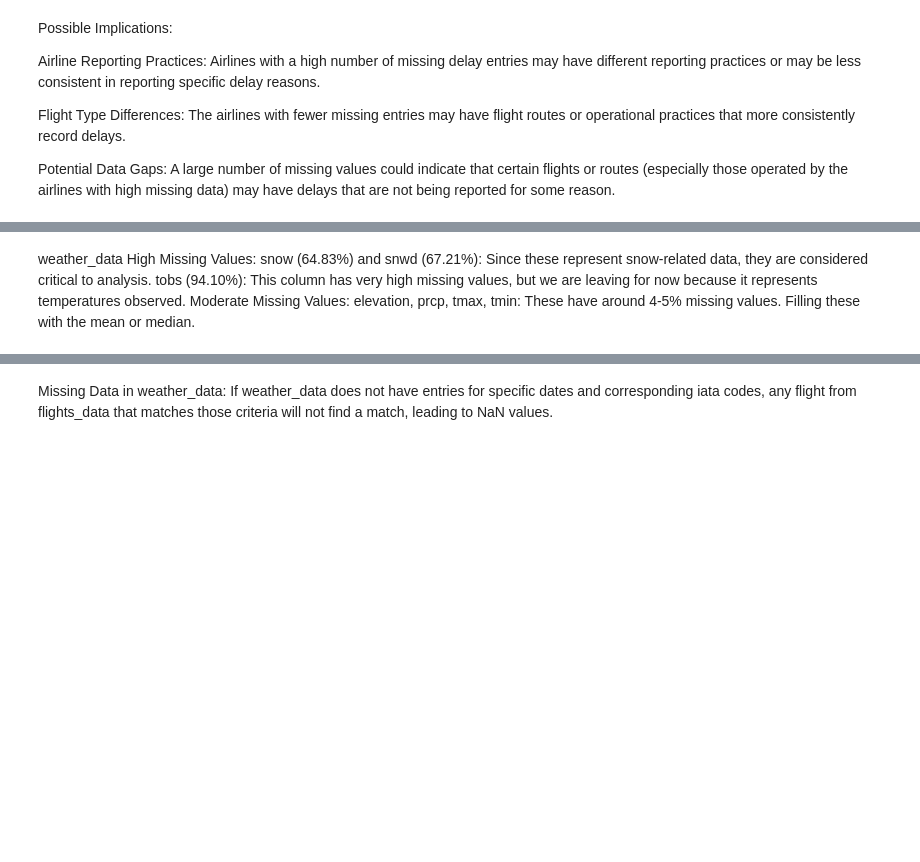
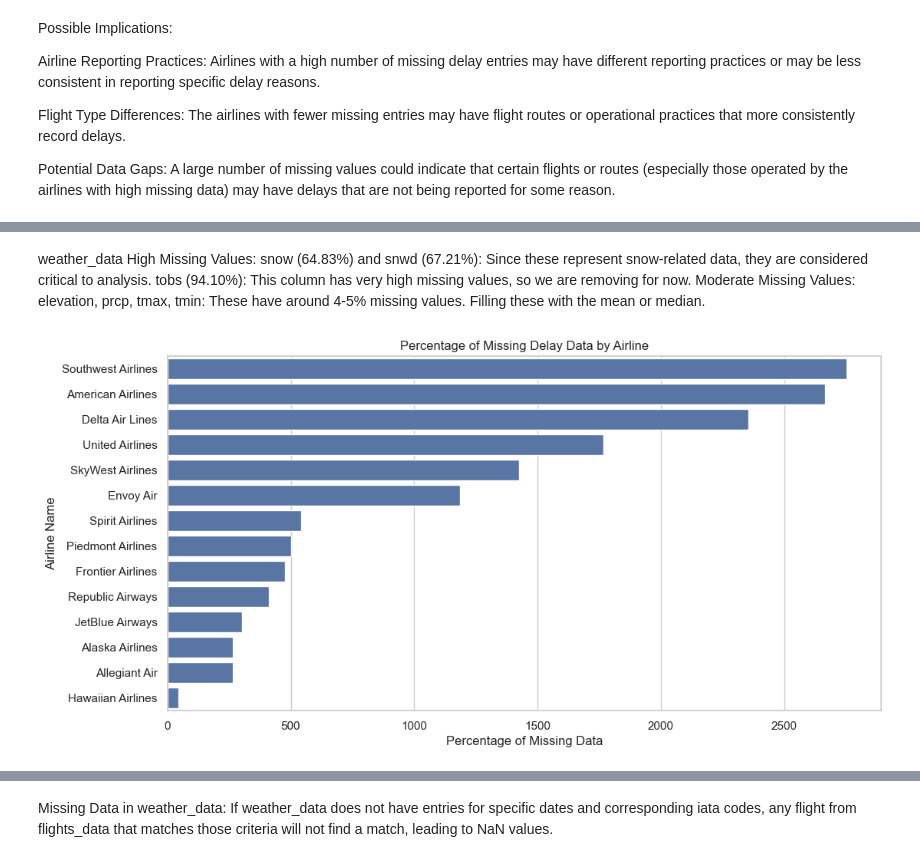
Before and after one commit to hopehusemann/Capstone, a Jupyter notebook: data_wrangling_and_eda.ipynb, the cells around one changed output, grey strips where cells are left out. Drawn from its saved outputs; the diff is of its cells as text; code cells hidden in the pictures; blank space fills up the shorter version.

```diff
--- a/data_wrangling_and_eda.ipynb
+++ b/data_wrangling_and_eda.ipynb
@@ -975,3 +1051,3 @@ A large number of missing values could indicate that certain flights or routes (
 # %%
-missing_data_routes = flights_data[flights_data[delay_columns].isnull().any(axis=1)].groupby(['airline_name', 'origin_iata', 'dest_iata']).size()
+missing_data_routes = combined_data_cleaned[combined_data_cleaned[delay_columns].isnull().any(axis=1)].groupby(['airline_name', 'origin_iata', 'dest_iata']).size()
 print(missing_data_routes)
@@ -988,7 +1096,6 @@ print(missing_data_summary.head(20))
 weather_data
 High Missing Values: snow (64.83%) and snwd (67.21%): Since these
 represent snow-related data, they are considered critical to analysis.
-tobs (94.10%): This column has very high missing values, but we are
-leaving for now because it represents temperatures observed.
+tobs (94.10%): This column has very high missing values, so we are removing for now.
 Moderate Missing Values: elevation, prcp, tmax, tmin:
 These have around 4-5% missing values. Filling these with the mean or median.
@@ -1010,16 +1102,32 @@ plt.show()
 # %%
-# Group by airline and calculate total missing data
+# Calculate the total number of flights per airline based on the number of rows for each airline
+total_flights_per_airline = missing_data_summary.groupby('airline_name').size().reset_index(name='flight_count')
+
+# Now calculate the total missing count for each airline
 airline_missing_counts = missing_data_summary.groupby('airline_name')['missing_count'].sum().reset_index()
 
-# Sort and visualize airline performance regarding missing data
+# Merge the total flights with the missing counts to calculate the missing percentage
+airline_missing_counts = airline_missing_counts.merge(total_flights_per_airline, on='airline_name')
+airline_missing_counts['missing_percentage'] = (airline_missing_counts['missing_count'] / airline_missing_counts['flight_count']) * 100
+
+# Sort by missing percentage in descending order
+airline_missing_counts_sorted = airline_missing_counts.sort_values(by='missing_percentage', ascending=False)
+
+# Plot the missing percentage by airline
 plt.figure(figsize=(12, 6))
-sns.barplot(data=airline_missing_counts.sort_values(by='missing_count', ascending=False),
-            x='missing_count',
+sns.barplot(data=airline_missing_counts_sorted,
+            x='missing_percentage',
             y='airline_name')
-plt.title('Total Missing Delay Data by Airline')
-plt.xlabel('Total Missing Count')
+
+# Add titles and labels
+plt.title('Percentage of Missing Delay Data by Airline')
+plt.xlabel('Percentage of Missing Data')
 plt.ylabel('Airline Name')
+
+# Show the plot
 plt.show()
+# %% [output]
+[figure, added]
 # %%
 # Investigate correlations between the missing data and other features,
 # like flight distance or time of year.
```
Also changed, not shown: parts of 111 cells of this notebook.
